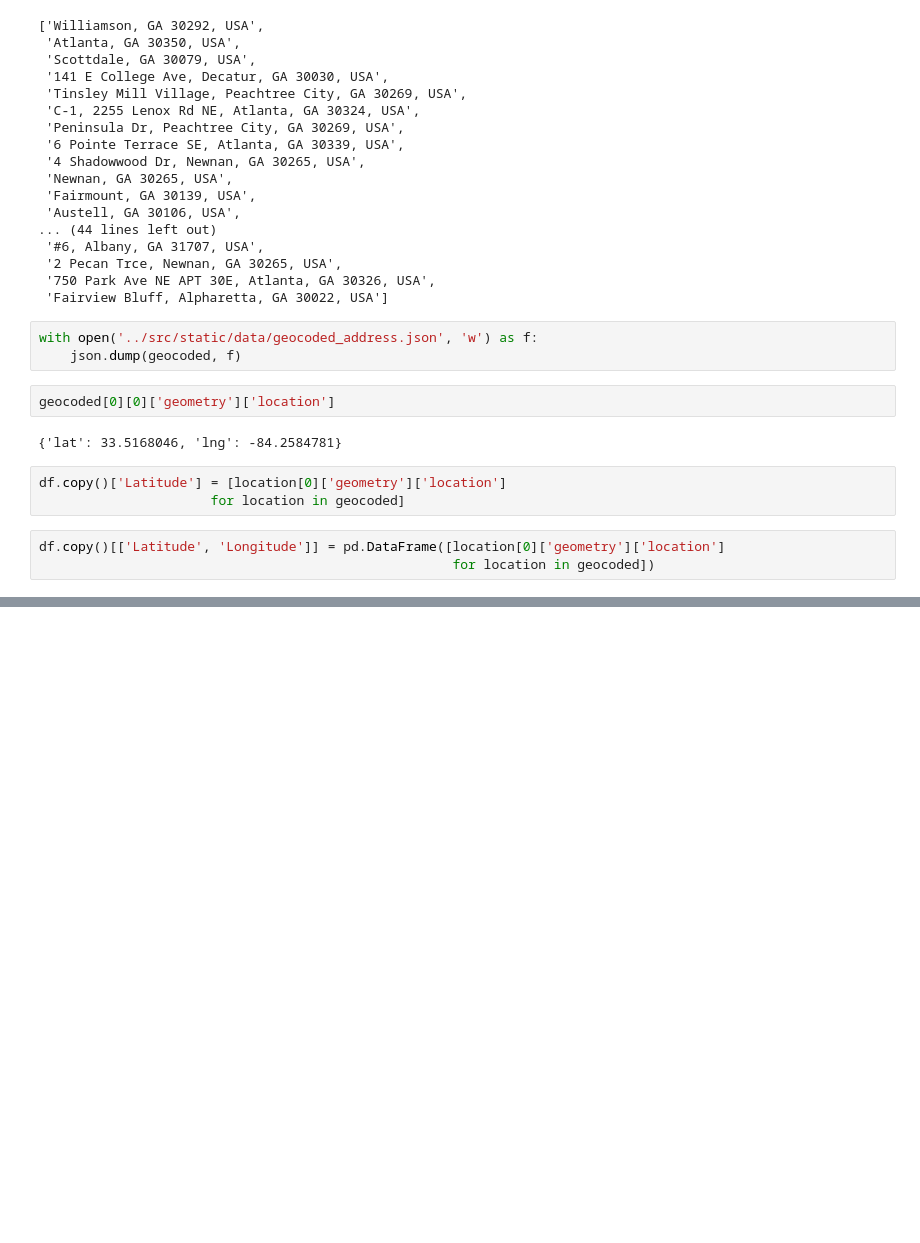
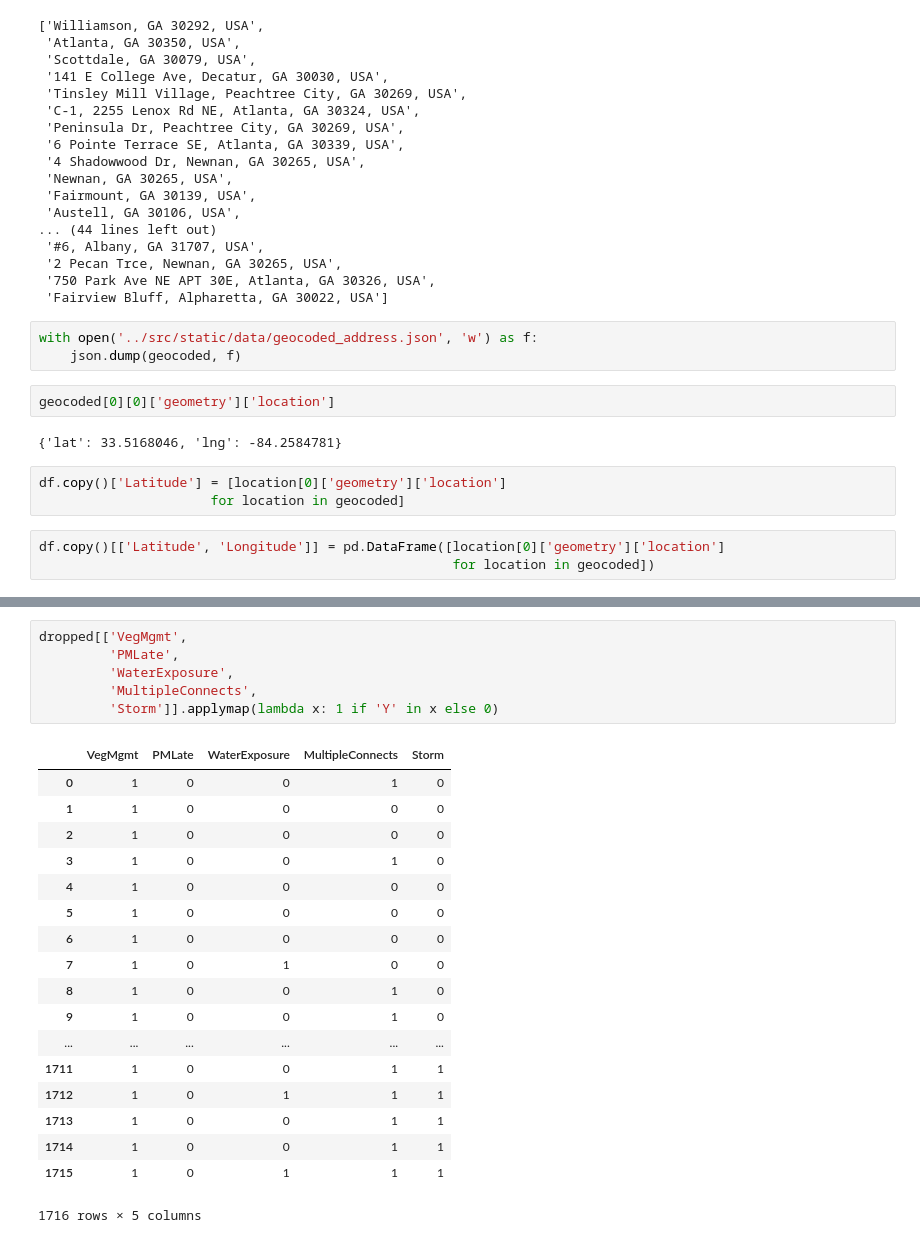
Before and after one commit to kurtrm/predicting_equipment_failure, a Jupyter notebook: notebooks/new_explore.ipynb, the cells around one changed output, grey strips where cells are left out. Cells and saved outputs as stored; diff of their text form; blank space fills up the shorter version.

```diff
--- a/notebooks/new_explore.ipynb
+++ b/notebooks/new_explore.ipynb
@@ -253,0 +314,25 @@ with open('/home/kurtrm/.secrets/geocoding.yaml', 'r') as f:
+# %%
+dropped[['VegMgmt',
+         'PMLate',
+         'WaterExposure',
+         'MultipleConnects',
+         'Storm']].applymap(lambda x: 1 if 'Y' in x else 0)
+# %% [output]
+|  | VegMgmt | PMLate | WaterExposure | MultipleConnects | Storm |
+| 0 | 1 | 0 | 0 | 1 | 0 |
+| 1 | 1 | 0 | 0 | 0 | 0 |
+| 2 | 1 | 0 | 0 | 0 | 0 |
+| 3 | 1 | 0 | 0 | 1 | 0 |
+| 4 | 1 | 0 | 0 | 0 | 0 |
+| 5 | 1 | 0 | 0 | 0 | 0 |
+| 6 | 1 | 0 | 0 | 0 | 0 |
+| 7 | 1 | 0 | 1 | 0 | 0 |
+| 8 | 1 | 0 | 0 | 1 | 0 |
+| 9 | 1 | 0 | 0 | 1 | 0 |
+| ... | ... | ... | ... | ... | ... |
+| 1711 | 1 | 0 | 0 | 1 | 1 |
+| 1712 | 1 | 0 | 1 | 1 | 1 |
+| 1713 | 1 | 0 | 0 | 1 | 1 |
+| 1714 | 1 | 0 | 0 | 1 | 1 |
+| 1715 | 1 | 0 | 1 | 1 | 1 |
+1716 rows × 5 columns
```
Also changed, not shown: parts of 14 cells of this notebook, 1 other file.
